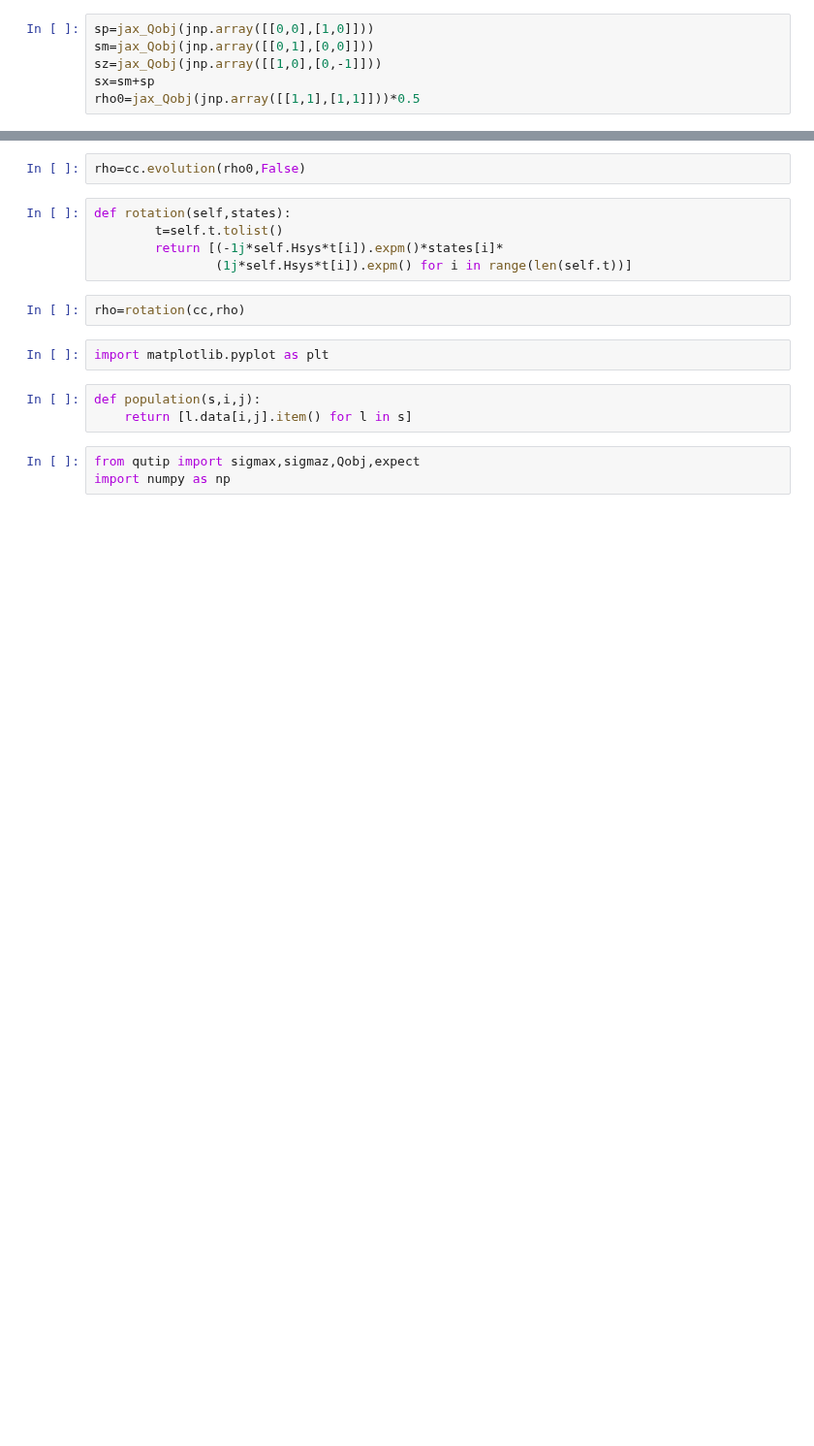
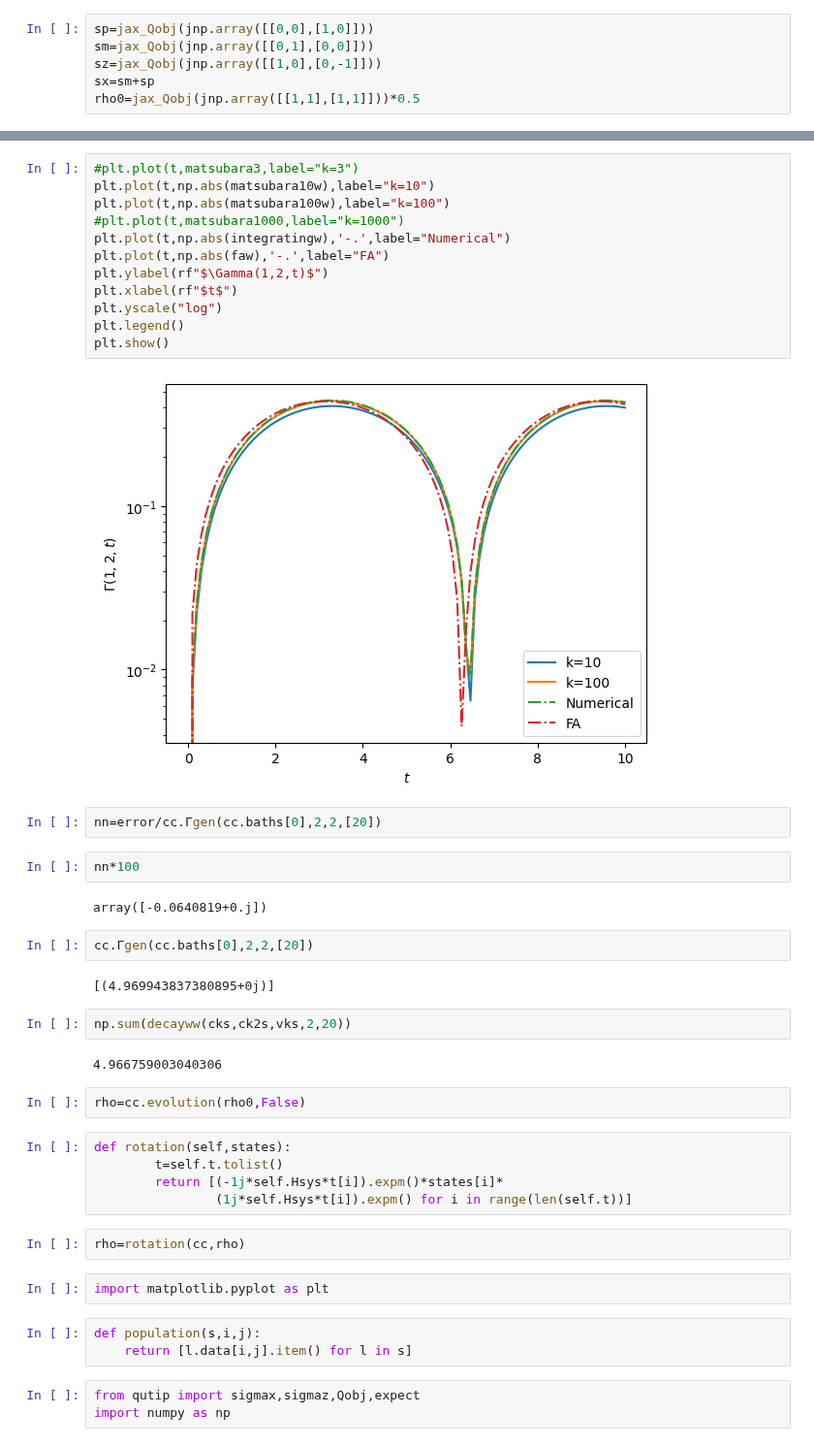
Before and after one commit to mcditoos/NonMarkovianMethods, a Jupyter notebook: nmm/cumulant/testing.ipynb, the cells around one changed output, grey strips where cells are left out. Shown at 97% size. Cells and saved outputs as stored; diff of their text form; blank space fills up the shorter version.

```diff
--- a/nmm/cumulant/testing.ipynb
+++ b/nmm/cumulant/testing.ipynb
@@ -19,3 +148,31 @@ cc=nmm.cumulant.csolve(Hsys=sz*0.5,baths=[bath],t=t,Qs=[sz],eps=1e-6,cython=True
+# %%
+#plt.plot(t,matsubara3,label="k=3")
+plt.plot(t,np.abs(matsubara10w),label="k=10")
+plt.plot(t,np.abs(matsubara100w),label="k=100")
+#plt.plot(t,matsubara1000,label="k=1000")
+plt.plot(t,np.abs(integratingw),'-.',label="Numerical")
+plt.plot(t,np.abs(faw),'-.',label="FA")
+plt.ylabel(rf"$\Gamma(1,2,t)$")
+plt.xlabel(rf"$t$")
+plt.yscale("log")
+plt.legend()
+plt.show()
+# %% [output]
+[figure, added]
+# %%
+nn=error/cc.Γgen(cc.baths[0],2,2,[20])
+# %%
+nn*100
+# %% [output]
+array([-0.0640819+0.j])
+# %%
+cc.Γgen(cc.baths[0],2,2,[20])
+# %% [output]
+[(4.969943837380895+0j)]
+# %%
+np.sum(decayww(cks,ck2s,vks,2,20))
+# %% [output]
+4.966759003040306
 # %%
 rho=cc.evolution(rho0,False)
 # %%
```
Also changed, not shown: parts of 22 cells of this notebook, 7 other files.
